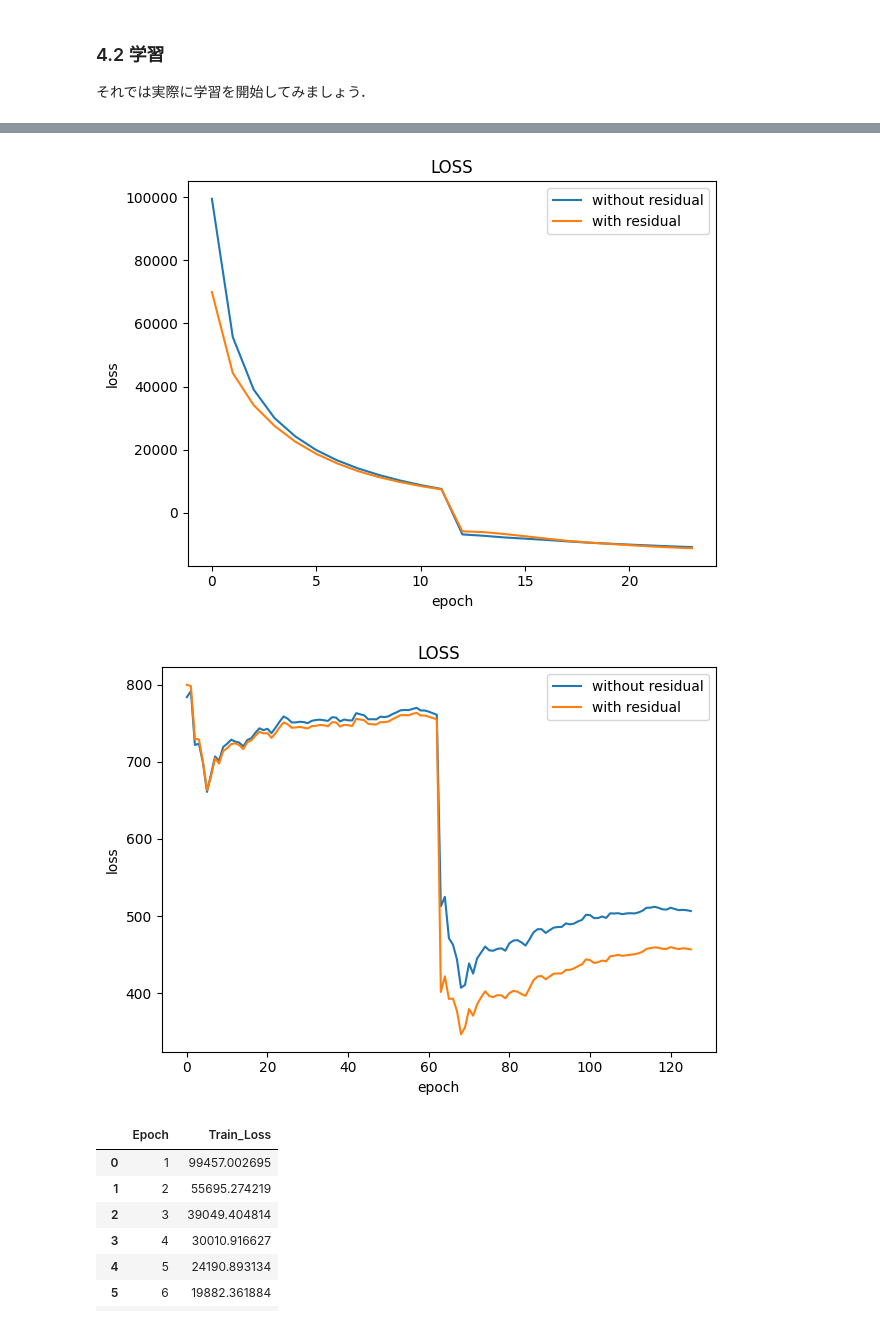
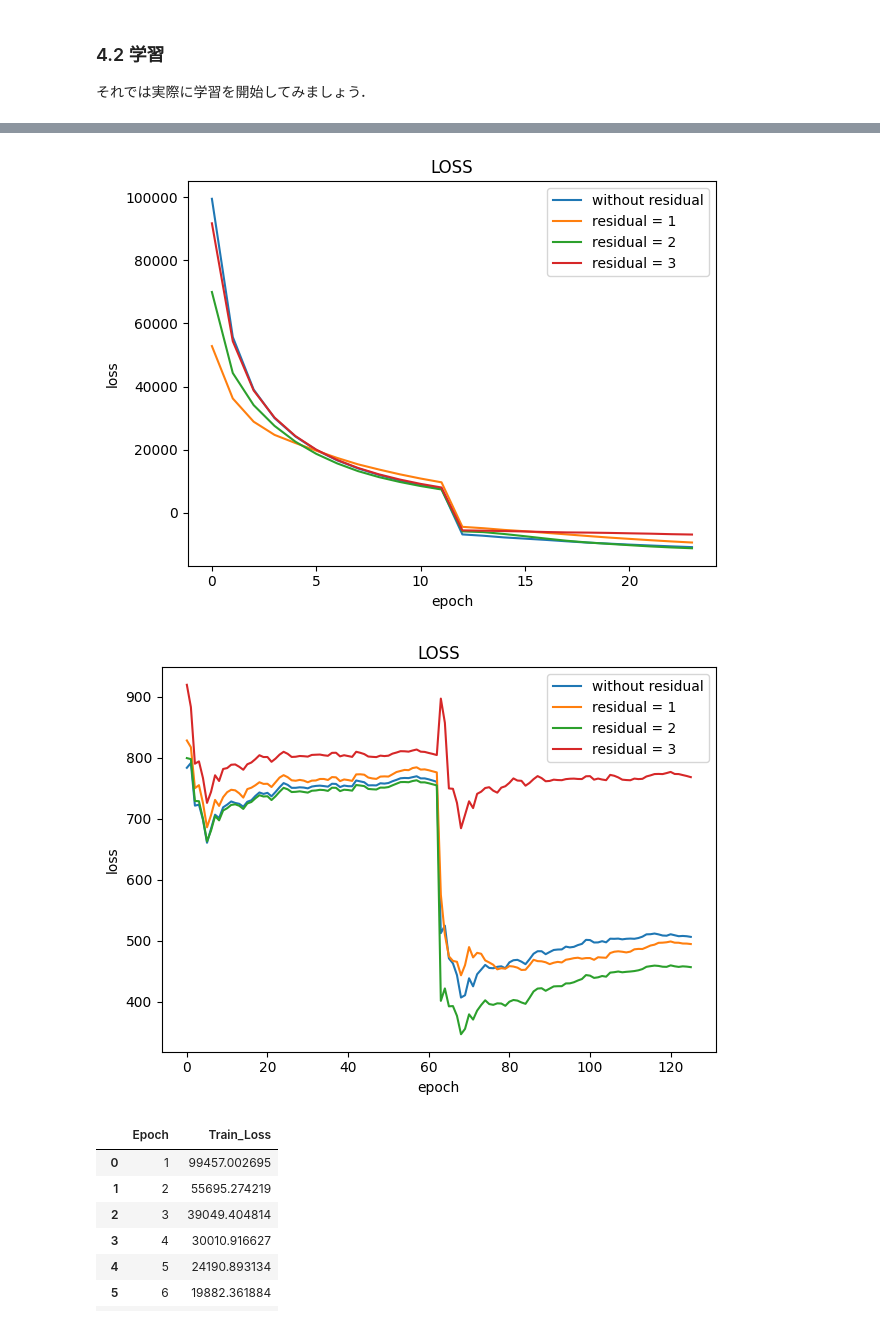
Before and after one commit to yyyyyYvvvvV/Worldmodel2023_10, a Jupyter notebook: book/世界モデル_最終課題_ResVAE.ipynb, the cells around one changed output, grey strips where cells are left out. Saved outputs shown, nothing was run; the diff lists cells and outputs as text; code cells hidden in the pictures.

```diff
--- a/book/世界モデル_最終課題_ResVAE.ipynb
+++ b/book/世界モデル_最終課題_ResVAE.ipynb
@@ -1223,8 +1225,15 @@ with open(os.path.join(save_path, f'train_losses_all_epochs.pkl'), 'rb') as f:
 with open(os.path.join(save_path, f'train_losses_all_epochs_2.pkl'), 'rb') as f:
     loaded_train_losses_2 = pickle.load(f)
 
+with open(os.path.join(save_path, f'train_losses_all_epochs_3.pkl'), 'rb') as f:
+    loaded_train_losses_3 = pickle.load(f)
+
+with open(os.path.join(save_path, f'train_losses_all_epochs_4.pkl'), 'rb') as f:
+    loaded_train_losses_4 = pickle.load(f)
 print(loaded_train_losses)
 print(loaded_train_losses_2)
+print(loaded_train_losses_3)
+print(loaded_train_losses_4)
 # %% [output]
     Epoch    Train_Loss
 0       1  99457.002695
@@ -1252,8 +1261,15 @@ with open(os.path.join(save_path, f'val_losses_all_epochs.pkl'), 'rb') as f:
 with open(os.path.join(save_path, f'val_losses_all_epochs_2.pkl'), 'rb') as f:
     loaded_val_losses_2 = pickle.load(f)
 
+with open(os.path.join(save_path, f'val_losses_all_epochs_3.pkl'), 'rb') as f:
+    loaded_val_losses_3 = pickle.load(f)
+
+with open(os.path.join(save_path, f'val_losses_all_epochs_4.pkl'), 'rb') as f:
+    loaded_val_losses_4 = pickle.load(f)
 print(loaded_val_losses)
 print(loaded_val_losses_2)
+print(loaded_val_losses_3)
+print(loaded_val_losses_4)
 # %% [output]
      Epoch    val_Loss
 0        1  783.823242
@@ -1274,30 +1290,34 @@ print(loaded_val_losses_2)
 [126 rows x 2 columns]
 # %%
 plt.plot(loaded_train_losses["Train_Loss"], label='without residual')
-plt.plot(loaded_train_losses_2["Train_Loss"], label='with residual')
+plt.plot(loaded_train_losses_3["Train_Loss"], label='residual = 1')
+plt.plot(loaded_train_losses_2["Train_Loss"], label='residual = 2')
+plt.plot(loaded_train_losses_4["Train_Loss"], label='residual = 3')
 plt.title('LOSS')
 plt.xlabel('epoch')
 plt.ylabel('loss')
 plt.legend()
 plt.tight_layout()
-plt.savefig('/content/drive/MyDrive/世界モデル/最終課題/train_loss_plot.png')
+plt.savefig('/content/drive/MyDrive/世界モデル/最終課題/train_comp_plot.png')
 plt.show()
 plt.close()
 # %% [output]
-[figure, old version]
+[figure, new version]
 # %%
 plt.plot(loaded_val_losses["val_Loss"], label='without residual')
-plt.plot(loaded_val_losses_2["val_Loss"], label='with residual')
+plt.plot(loaded_val_losses_3["val_Loss"], label='residual = 1')
+plt.plot(loaded_val_losses_2["val_Loss"], label='residual = 2')
+plt.plot(loaded_val_losses_4["val_Loss"], label='residual = 3')
 plt.title('LOSS')
 plt.xlabel('epoch')
 plt.ylabel('loss')
 plt.legend()
 plt.tight_layout()
-plt.savefig('/content/drive/MyDrive/世界モデル/最終課題/val_loss_plot.png')
+plt.savefig('/content/drive/MyDrive/世界モデル/最終課題/val_comp_plot.png')
 plt.show()
 plt.close()
 # %% [output]
-[figure, old version]
+[figure, new version]
 # %%
 loaded_train_losses
 # %% [output]
```
Also changed, not shown: parts of 26 cells of this notebook.
